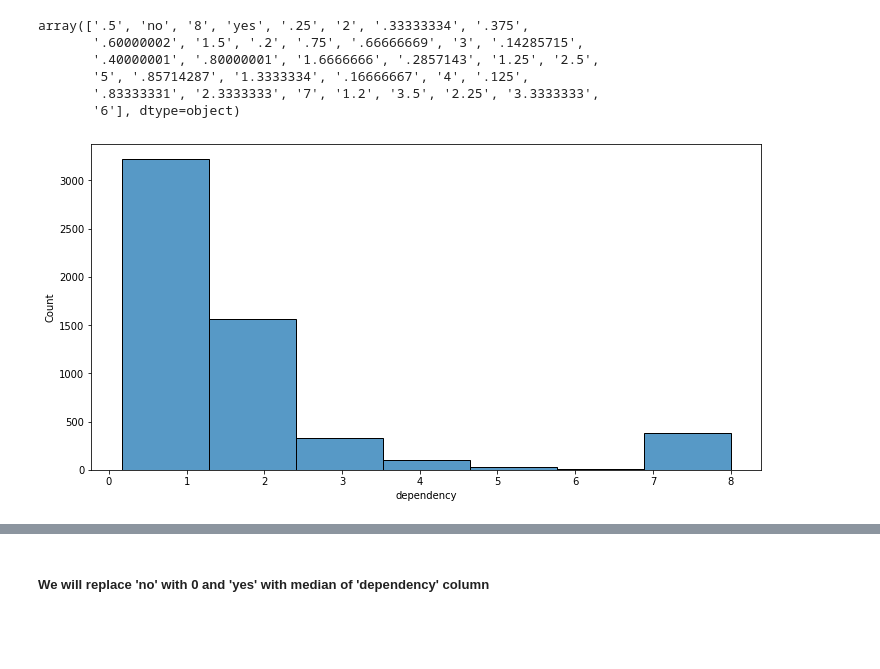
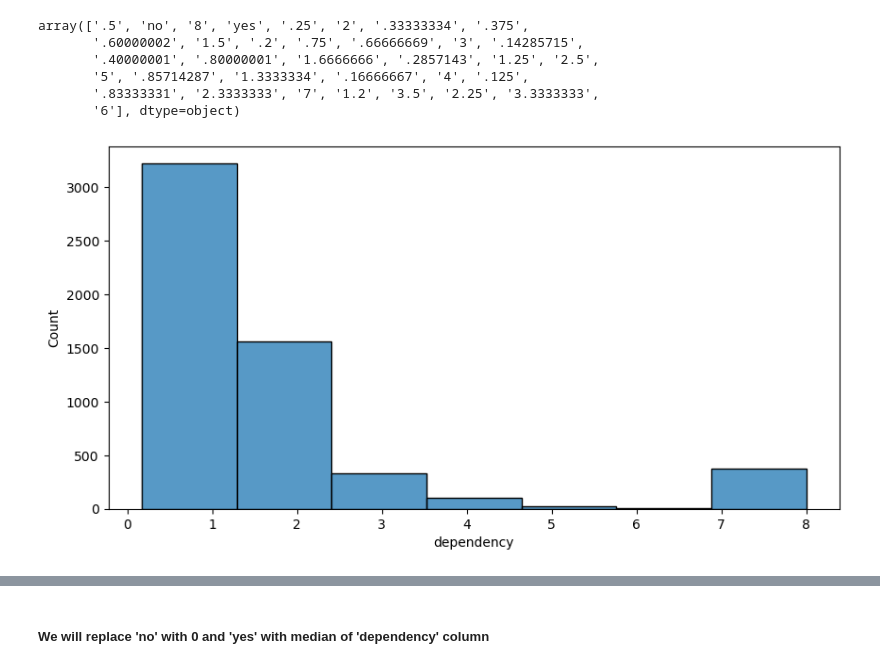
Before and after one commit to lavkushsingh31/Data_Science_Machine_Learning_Projects, a Jupyter notebook: Course Project - Income Qualification/Income Qualification Project.ipynb, the cells around one changed output, grey strips where cells are left out. Cells and saved outputs as stored; diff of their text form; code cells hidden in the pictures; blank space fills up the shorter version.

```diff
--- a/Course Project - Income Qualification/Income Qualification Project.ipynb
+++ b/Course Project - Income Qualification/Income Qualification Project.ipynb
@@ -10,6 +13,8 @@ import seaborn as sns
 pd.set_option("display.max_columns", None)
 pd.options.display.max_rows = None
 # %%
-train_data = pd.read_csv('train.csv')
-test_data = pd.read_csv('test.csv')
+# reading the data
+
+train_data = pd.read_csv('Dataset/train.csv')
+test_data = pd.read_csv('Dataset/test.csv')
 # %%
@@ -84,11 +89,6 @@ Index(['Id', 'idhogar', 'dependency', 'edjefe', 'edjefa'], dtype='object')
 test_data.select_dtypes(include='object').columns
 # %% [output]
 Index(['Id', 'idhogar', 'dependency', 'edjefe', 'edjefa'], dtype='object')
-# %%
-# 'Id' and 'idhogar' are identifiers, therefore these can be dropped from the dataset for analysis
-
-train_data.drop(['Id','idhogar'], axis = 1, inplace=True)
-test_data.drop(['Id','idhogar'], axis = 1, inplace=True)
 # %%
 train_data.dtypes[train_data.dtypes == 'object']
 # %% [output]
@@ -133,6 +141,6 @@ dependency_values_test = dependency_values_test.astype('float64')
 # %%
-plt.figure(figsize=(12,6))
+plt.figure(figsize=(10,5))
 sns.histplot( x = dependency_values_train, bins = 7)
 plt.show()
 # %% [output]
-[figure, old version]
+[figure, new version]
```
Also changed, not shown: parts of 92 cells of this notebook.
